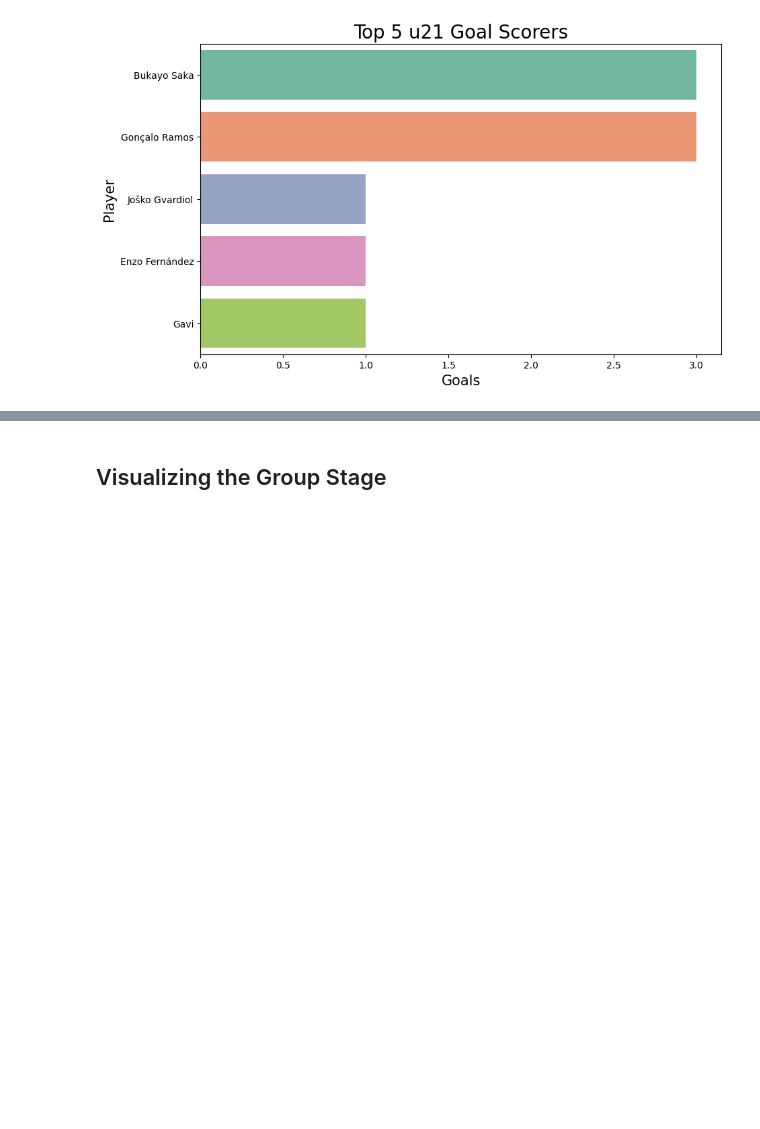
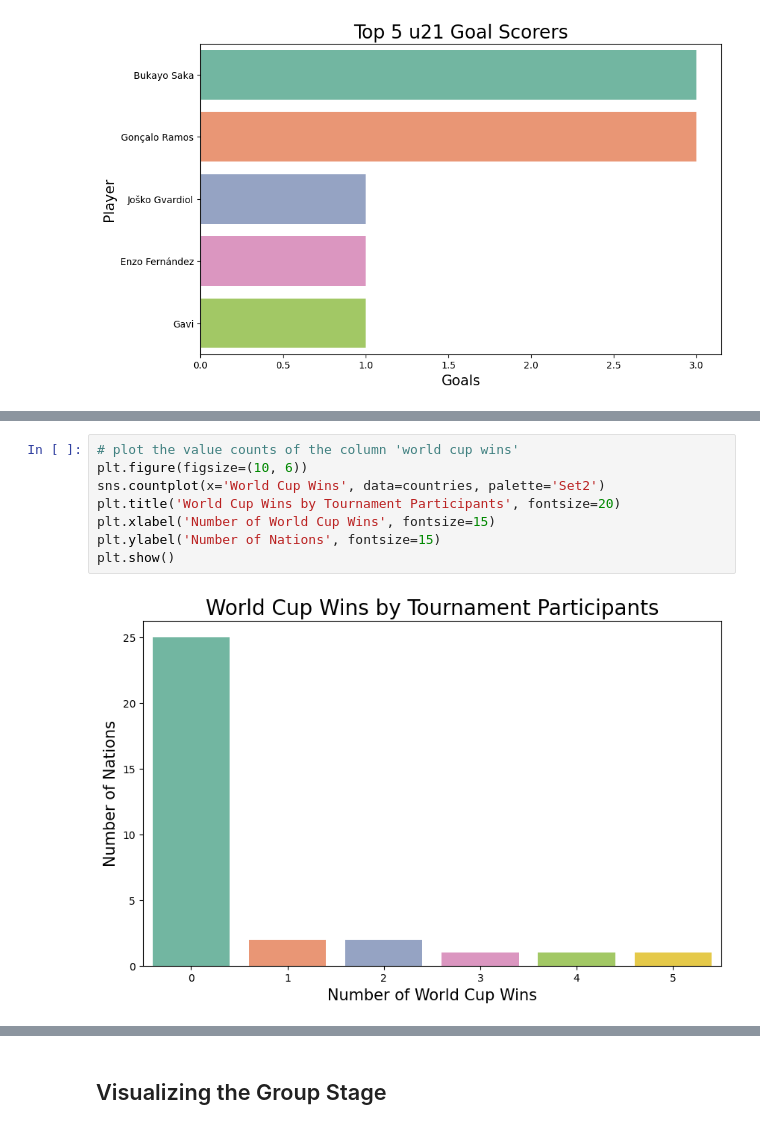
Before and after one commit to ccvale/2022-Qatar-World-Cup-Analysis, a Jupyter notebook: worldcup.ipynb, the cells around one changed output, grey strips where cells are left out. Drawn from its saved outputs; the diff is of its cells as text; blank space fills up the shorter version.

```diff
--- a/worldcup.ipynb
+++ b/worldcup.ipynb
@@ -478,0 +515,10 @@ Text(0, 0.5, 'Player')
+# %%
+# plot the value counts of the column 'world cup wins'
+plt.figure(figsize=(10, 6))
+sns.countplot(x='World Cup Wins', data=countries, palette='Set2')
+plt.title('World Cup Wins by Tournament Participants', fontsize=20)
+plt.xlabel('Number of World Cup Wins', fontsize=15)
+plt.ylabel('Number of Nations', fontsize=15)
+plt.show()
+# %% [output]
+[figure, added]
```
Also changed, not shown: parts of 24 cells of this notebook, 2 other files.
